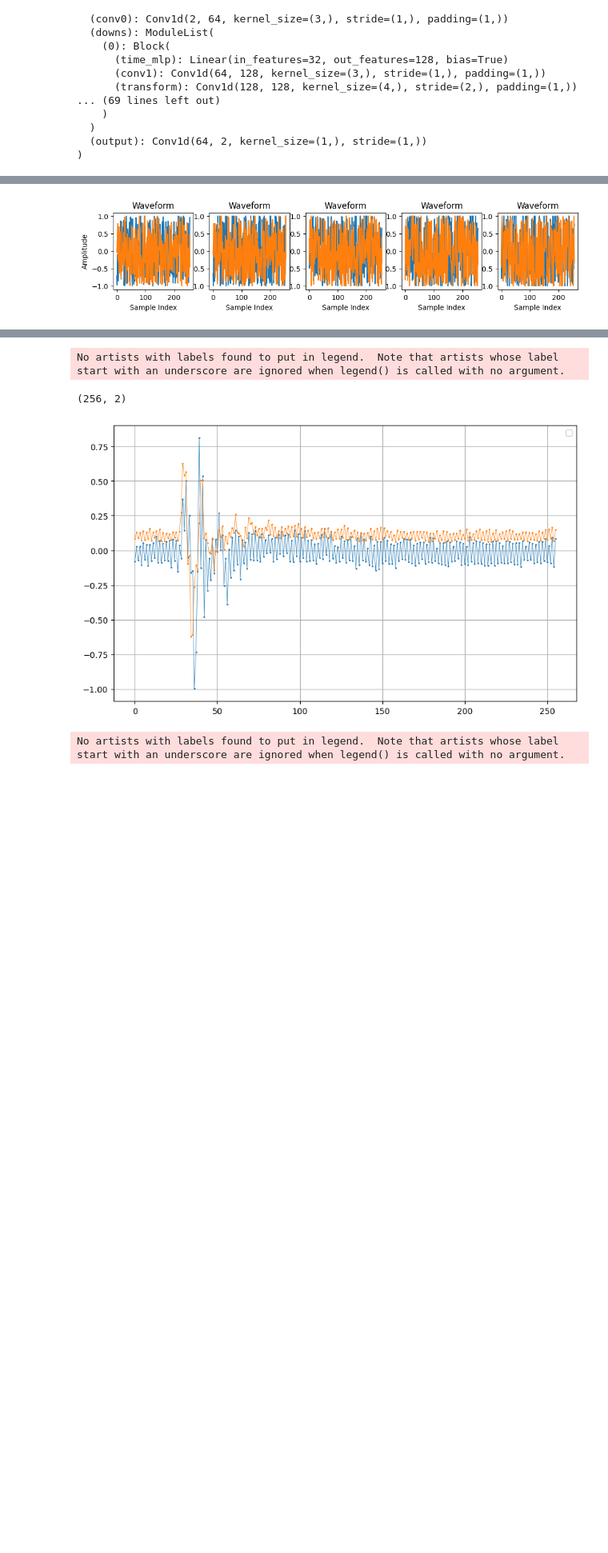
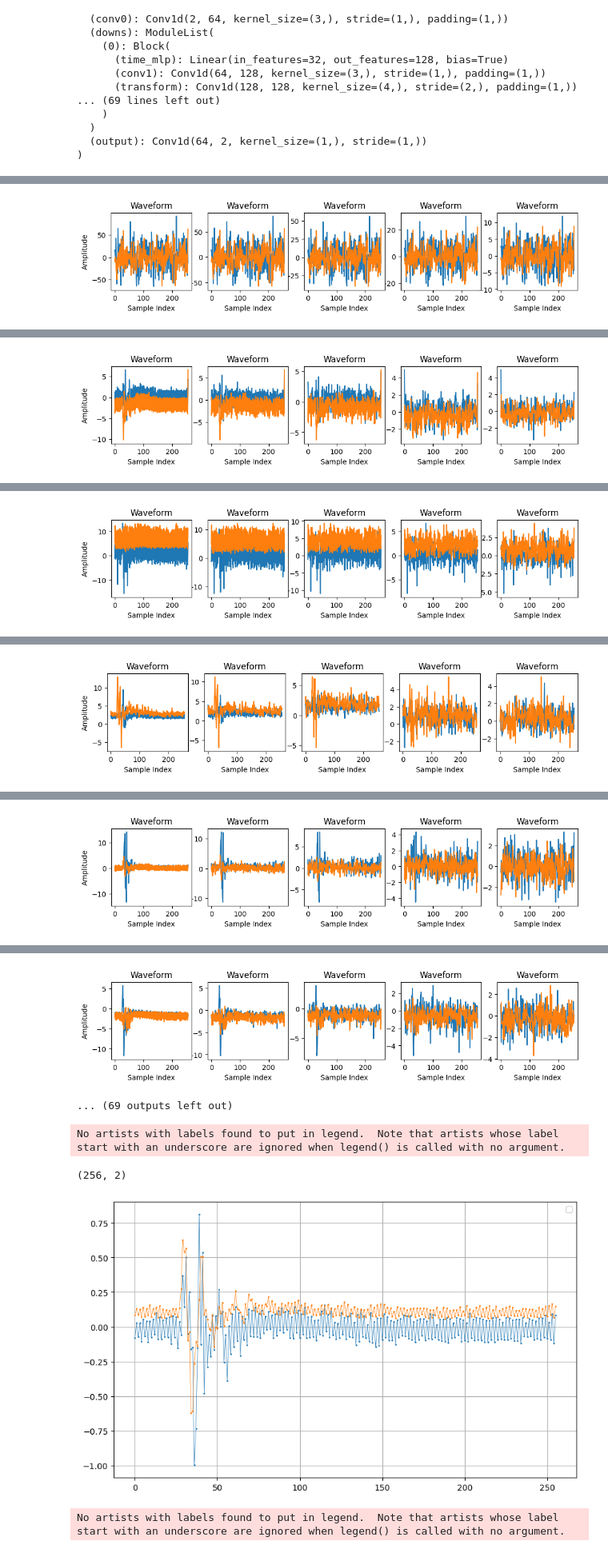
Before and after one commit to juancaudio20/ddpm, a Jupyter notebook: st_audio_diffusion.ipynb, the cells around one changed output, grey strips where cells are left out. Shown at 80% size. Cells and saved outputs as stored; diff of their text form; code cells hidden in the pictures; blank space fills up the shorter version.

```diff
--- a/st_audio_diffusion.ipynb
+++ b/st_audio_diffusion.ipynb
@@ -63,7 +103,7 @@ def collate_fn(batch):
 # %%
 BATCH_SIZE = 1 # len(dataset) // 4
 dataloader = torch.utils.data.DataLoader(
-    dataset,
+    normalized_dataset,
     batch_size=BATCH_SIZE,
     shuffle=True,
     num_workers=0,
@@ -101,12 +141,12 @@ def forward_diffusion_sample(x_0, t, device="cpu"):
         sqrt_one_minus_alphas_cumprod, t, x_0.shape
     )
     # mean + variance
-    return torch.clamp_(sqrt_alphas_cumprod_t.to(device) * x_0.to(device) \
-    + sqrt_one_minus_alphas_cumprod_t.to(device) * noise.to(device),-1.0,1.0), noise.to(device)
+    return sqrt_alphas_cumprod_t.to(device) * x_0.to(device) \
+    + sqrt_one_minus_alphas_cumprod_t.to(device) * noise.to(device), noise.to(device)
 
 
 # Define beta schedule
-T = 100
+T = 600
 betas = linear_beta_schedule(timesteps=T)
 
 # Pre-calculate different terms for closed form
@@ -341,7 +381,7 @@ def sample_plot_audio():
         t = torch.full((1,), i, device=device, dtype=torch.long)
         audio = sample_timestep(audio, t)
         # Clip the audio to a reasonable range (-1 to 1)
-        audio = torch.clamp(audio, -1.0, 1.0)
+        #audio = torch.clamp(audio, -1.0, 1.0)
         #print(audio.shape)
         if i % stepsize == 0:
             plt.subplot(1, num_audios, int(i / stepsize) + 1)
@@ -362,8 +402,8 @@ from torch.optim import Adam
 
 device = "cuda" if torch.cuda.is_available() else "cpu"
 model.to(device)
-optimizer = Adam(model.parameters(), lr=0.001)
-epochs = 5
+optimizer = Adam(model.parameters(), lr=0.01)
+epochs = 200
 
 for epoch in range(epochs):
     for step, batch in enumerate(dataloader):
@@ -373,7 +413,7 @@ for epoch in range(epochs):
         x_input = batch[0].unsqueeze(0)
         #print("shape input", x_input.shape)
         loss = get_loss(model, x_input, t)
-        #writer.add_scalar("Loss/train", loss, epoch)
+        writer.add_scalar("Loss/train", loss, epoch)
         loss.backward()
         optimizer.step()
 
@@ -391,6 +431,6 @@ for epoch in range(epochs):
         'loss': loss.item(),
     }, checkpoint_path)
 
-#Sobrewriter.flush()
+writer.flush()
 print("Training complete. Saved checkpoints.")
 # %% [output]
@@ -398 +438 @@ Epoch 0 | step 000 Loss: 0.8285639882087708
-[figure, old version]
+[figure, new version]
@@ -399,0 +440 @@ KeyboardInterrupt:
+[figure, added]
@@ -399,0 +442 @@ KeyboardInterrupt:
+[figure, added]
@@ -399,0 +444 @@ KeyboardInterrupt:
+[figure, added]
@@ -399,0 +446 @@ KeyboardInterrupt:
+[figure, added]
@@ -400,3 +448,5 @@ KeyboardInterrupt:
+[figure, added]
+... (69 outputs left out)
 # %%
 import soundfile as sf
 #mse
```
Also changed, not shown: parts of 8 cells of this notebook, 3 other files.
